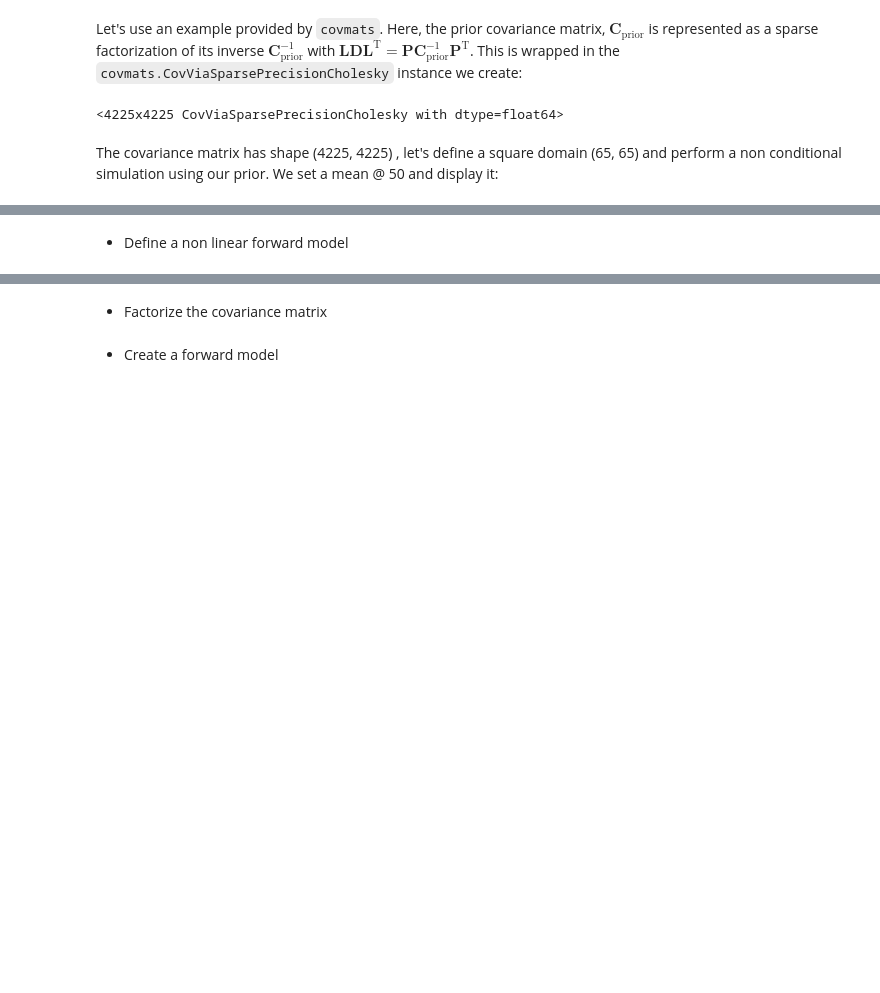
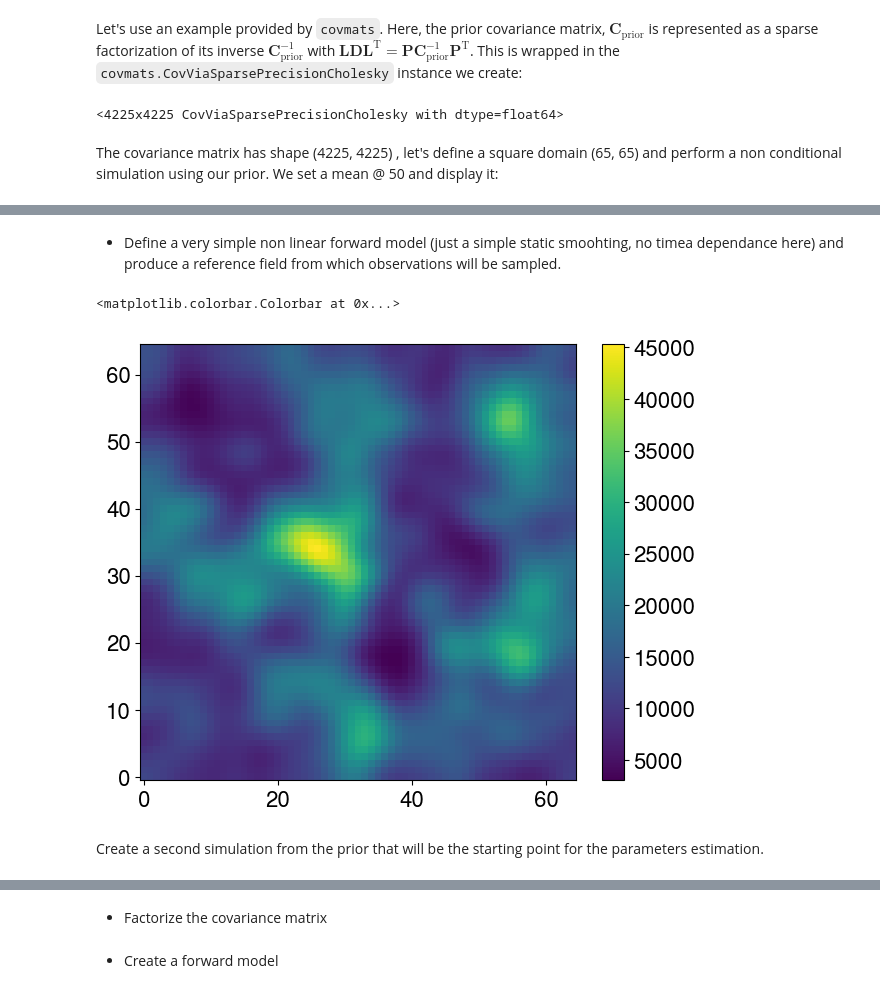
Before and after one commit to antoinecollet5/pypcga, a Jupyter notebook: examples/test_pcga.ipynb, the cells around one changed output, grey strips where cells are left out. Drawn from its saved outputs; the diff is of its cells as text; code cells hidden in the pictures; blank space fills up the shorter version.

```diff
--- a/examples/test_pcga.ipynb
+++ b/examples/test_pcga.ipynb
@@ -59,2 +58,0 @@ plt.colorbar()
-# %% [markdown]
-- Define a non linear forward model
@@ -66,0 +59,19 @@ d_ref = forward_model(s_ref)
+# %% [markdown]
+- Define a very simple non linear forward model (just a simple static smoohting, no timea dependance here) and produce a reference field from which observations will be sampled.
+# %%
+def forward_model(x) -> NDArrayFloat:
+    return sp.ndimage.gaussian_filter(4.0 * x**2, sigma=2.0)
+
+d_ref = forward_model(s_ref)
+
+plt.imshow(
+    d_ref.T,
+    origin="lower",
+    aspect="equal",
+)
+plt.colorbar()
+# %% [output]
+<matplotlib.colorbar.Colorbar at 0x...>
+[figure, added]
+# %% [markdown]
+Create a second simulation from the prior that will be the starting point for the parameters estimation.
```
Also changed, not shown: parts of 24 cells of this notebook, 2 other files.
